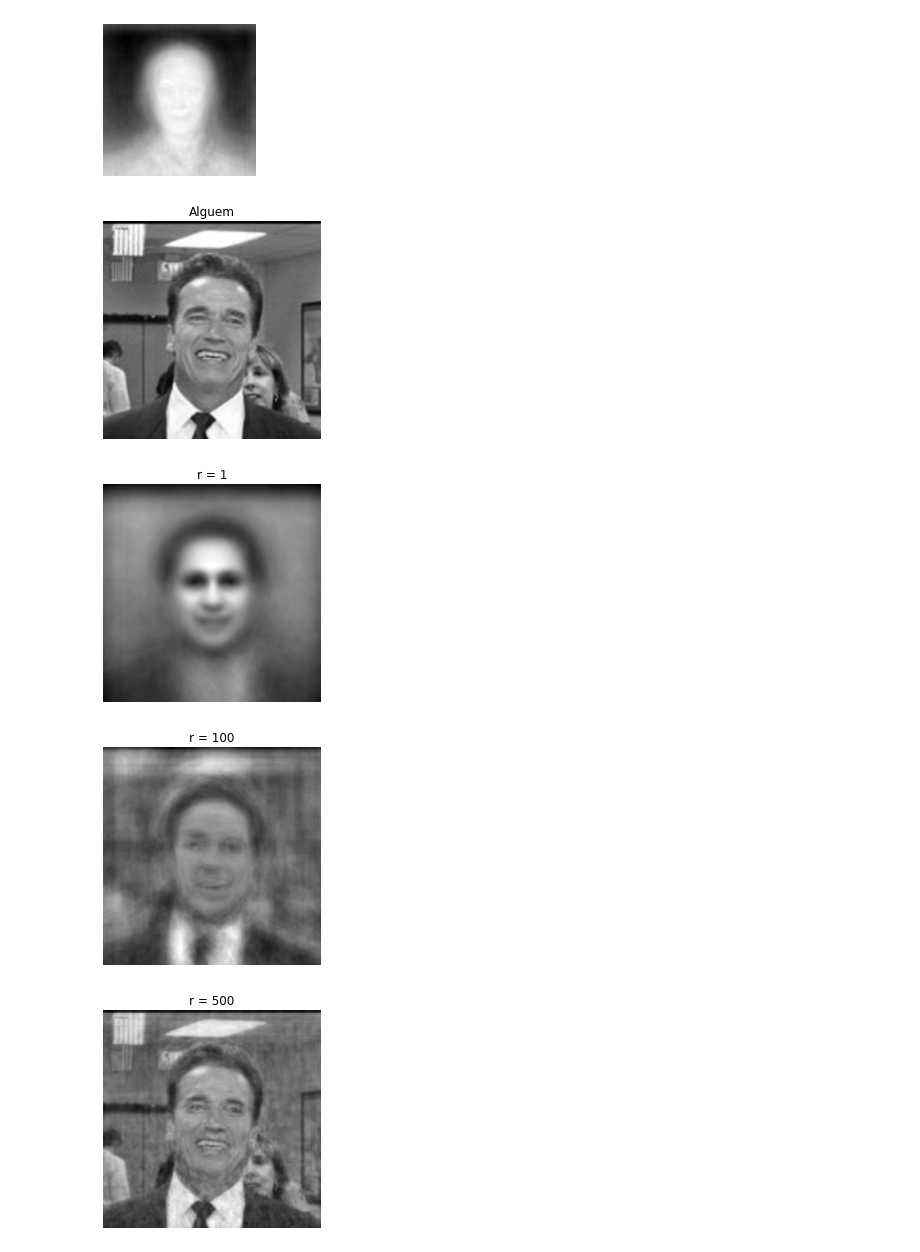
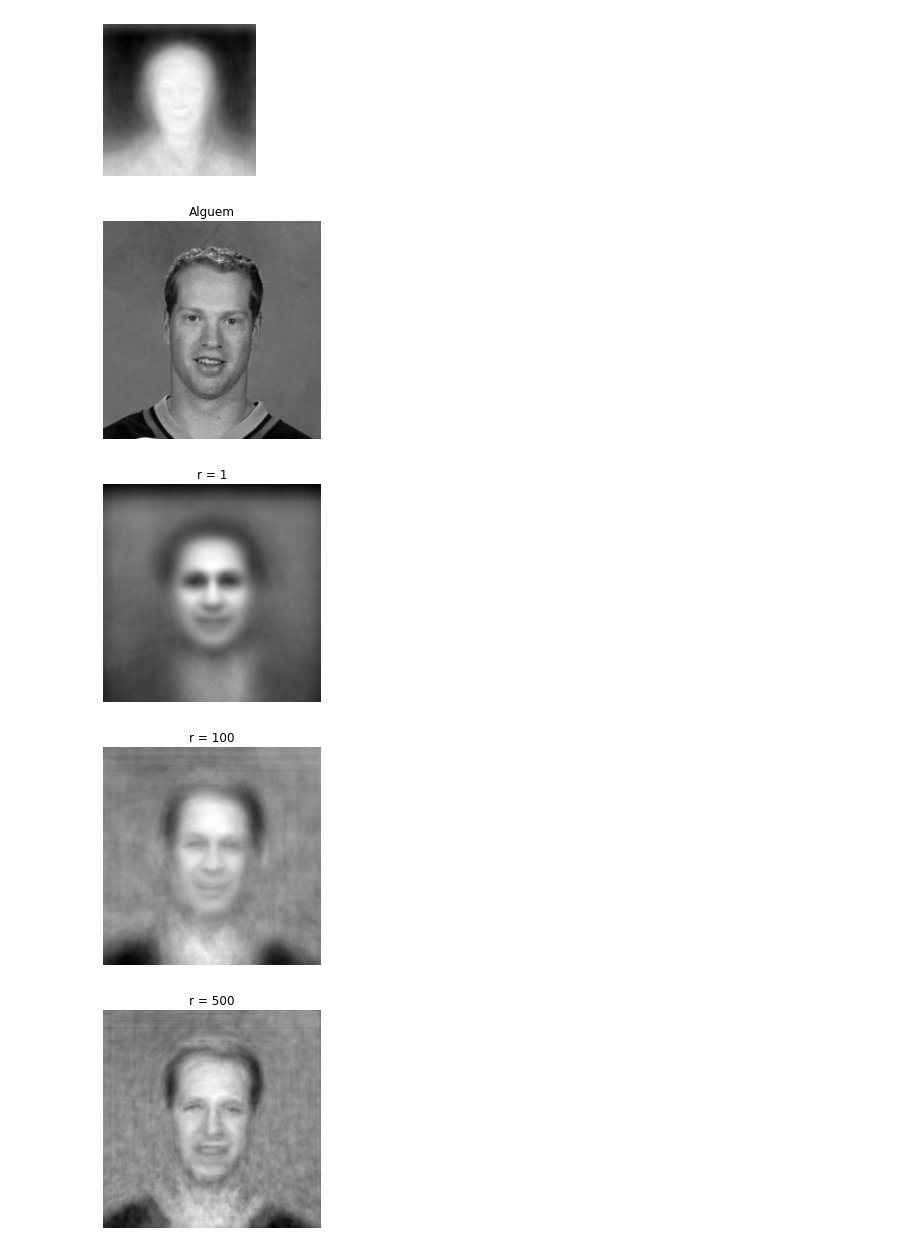
Before and after one commit to EsquiloTorto/Eigenfaces-study-case, a Jupyter notebook: eigenfaces_teste.ipynb, the cells around one changed output. Saved outputs shown, nothing was run; the diff lists cells and outputs as text; code cells hidden in the pictures.

```diff
--- a/eigenfaces_teste.ipynb
+++ b/eigenfaces_teste.ipynb
@@ -22,7 +51,11 @@ for i in range(2500):
 # %%
+# Quantidade de imagens para o treinamento
 training_faces = m[:1000]
+
+# Criação da face "média"
 avg_faces = np.mean(training_faces, axis = 0)
 
-X = training_faces - np.tile(avg_faces, (1000, 1))
+# Calculo da decomposição svd
+X = training_faces - np.tile(avg_faces, (training_faces.shape[0], 1))
 X = X.T
 U, S, VT = np.linalg.svd(X, full_matrices = 0)
@@ -43,26 +85,29 @@ plt.axis("off")
 [figure]
 [figure]
 # %%
-testface = m[951]
+# plotando a imagem de alguem que não está no treinamento
+testface = m[1509]
 plt.imshow(np.reshape(testface, (250, 250)))
 plt.set_cmap("gray")
 plt.title("Alguem")
 plt.axis("off")
 plt.show()
 
+# Reconstruindo um rosto de uma pessoa que não estava no treinamento
 testfaceMS = testface - avg_faces
 testfaceMS = testfaceMS.T
 r_list = [1, 100, 500, 1000]
 
+# plotando a reconstrução com diferentes quantidades de valores principais
 for r in r_list:
     reconface = avg_faces.T + np.matmul(U[:,:r], np.matmul(U[:, :r].T, testfaceMS))
     img = plt.imshow(np.reshape(reconface, (250, 250)))
     img.set_cmap("gray")
     plt.title("r = " + str(r))
     plt.axis("off")
     plt.show()
 # %% [output]
-[figure, old version]
+[figure, new version]
 [figure]
-[figure, old version]
+[figure, new version]
-[figure, old version]
+[figure, new version]
```
Also changed, not shown: parts of 13 cells of this notebook, 4 other files.
